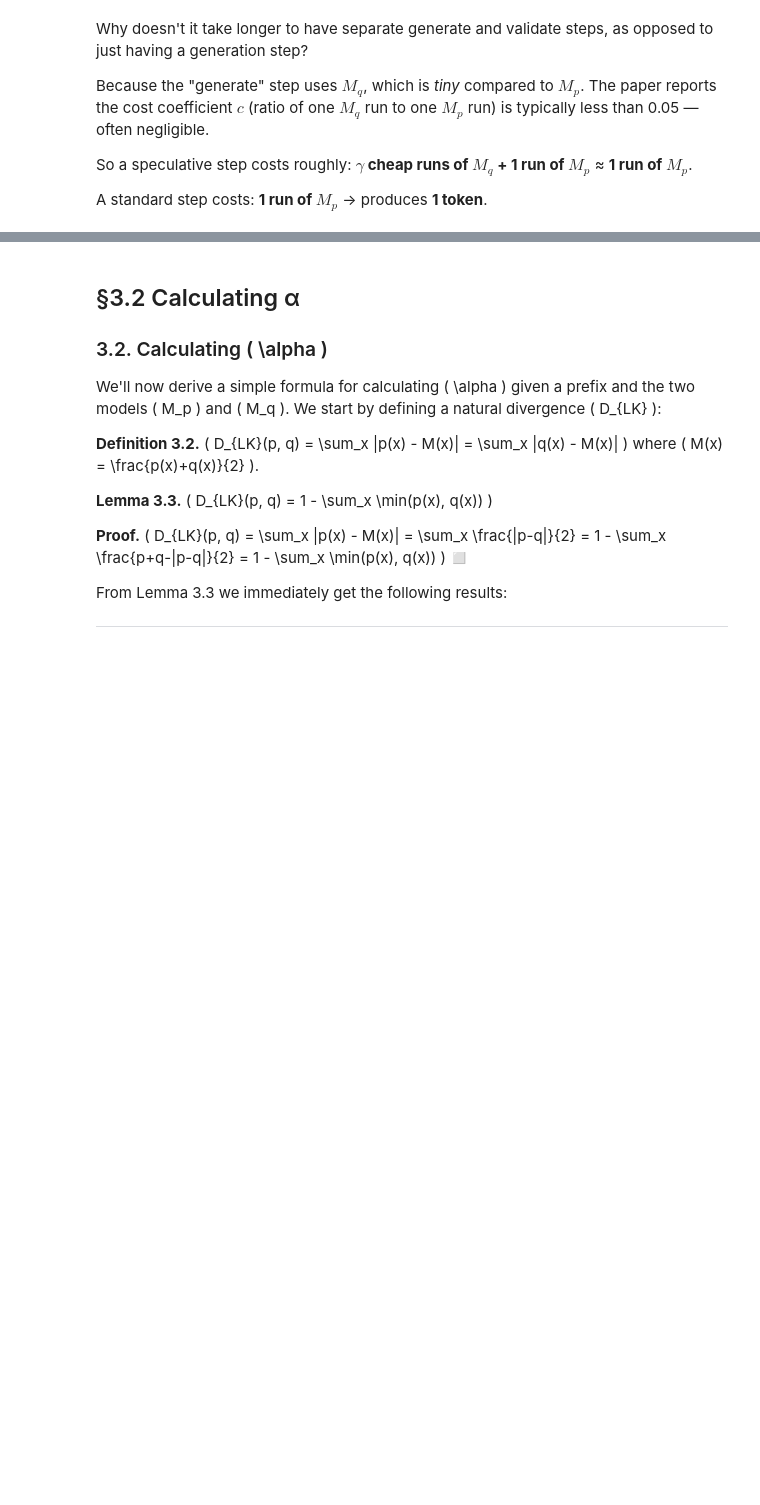
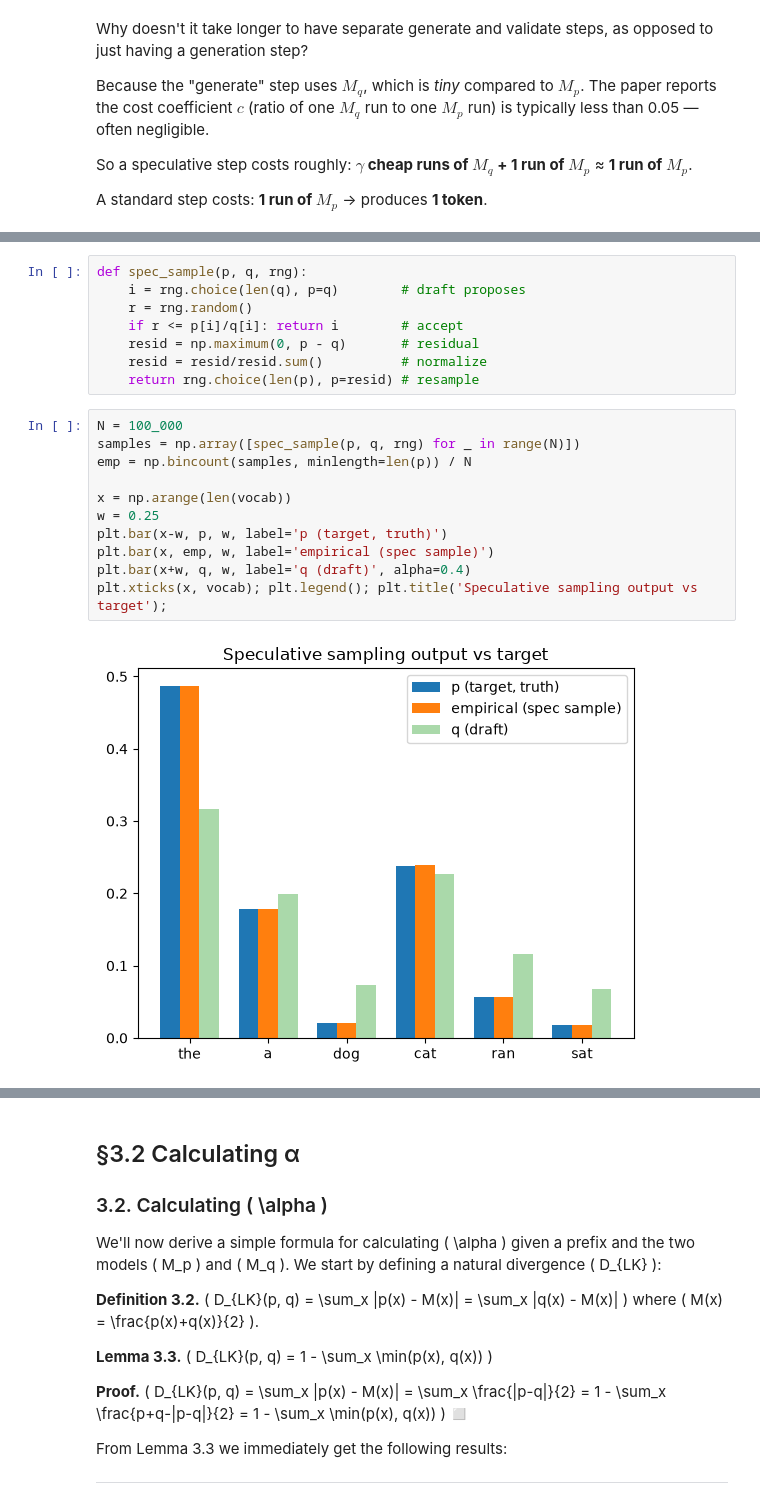
Before and after one commit to AnswerDotAI/speculative-decoding, a Jupyter notebook: speculative-decoding-tutorial.ipynb, the cells around one changed output, grey strips where cells are left out. Drawn from its saved outputs; the diff is of its cells as text; blank space fills up the shorter version.

```diff
--- a/speculative-decoding-tutorial.ipynb
+++ b/speculative-decoding-tutorial.ipynb
@@ -756,0 +466,21 @@ Given the distribution \( q(x) \) obtained from running \( M_q \) on a condition
+# %%
+def spec_sample(p, q, rng):
+    i = rng.choice(len(q), p=q)        # draft proposes
+    r = rng.random()
+    if r <= p[i]/q[i]: return i        # accept
+    resid = np.maximum(0, p - q)       # residual
+    resid = resid/resid.sum()          # normalize
+    return rng.choice(len(p), p=resid) # resample
+# %%
+N = 100_000
+samples = np.array([spec_sample(p, q, rng) for _ in range(N)])
+emp = np.bincount(samples, minlength=len(p)) / N
+
+x = np.arange(len(vocab))
+w = 0.25
+plt.bar(x-w, p, w, label='p (target, truth)')
+plt.bar(x, emp, w, label='empirical (spec sample)')
+plt.bar(x+w, q, w, label='q (draft)', alpha=0.4)
+plt.xticks(x, vocab); plt.legend(); plt.title('Speculative sampling output vs target');
+# %% [output]
+[figure, added]
```
Also changed, not shown: parts of 99 cells of this notebook, 3 other files.
